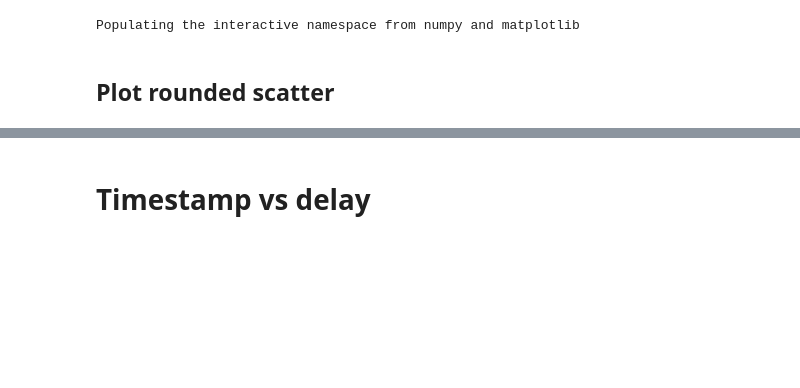
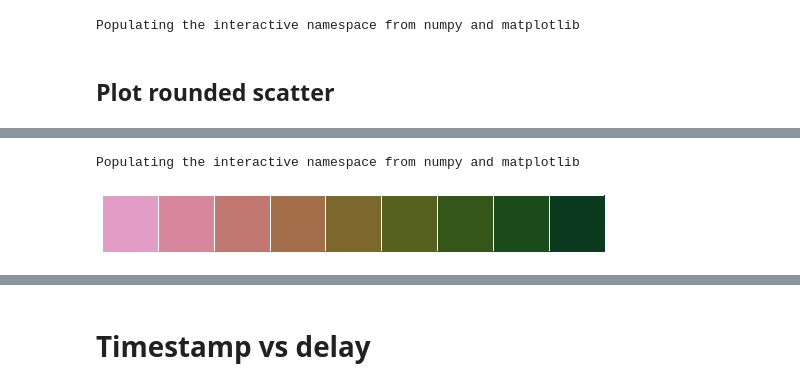
Before and after one commit to UC3MSocialRobots/robot_wardrive, a Jupyter notebook: data/Ping Plots.ipynb, the cells around one changed output, grey strips where cells are left out. Saved outputs shown, nothing was run; the diff lists cells and outputs as text; code cells hidden in the pictures; blank space fills up the shorter version.

```diff
--- a/data/Ping Plots.ipynb
+++ b/data/Ping Plots.ipynb
@@ -149,0 +137,11 @@ Populating the interactive namespace from numpy and matplotlib
+# %%
+%pylab inline
+pylab.rcParams['figure.figsize'] = (8.0, 22.0)
+# %% [output]
+Populating the interactive namespace from numpy and matplotlib
+# %%
+# Choose Palete from cubehelix
+# Retrieved from: http://web.stanford.edu/~mwaskom/software/seaborn/tutorial/color_palettes.html
+cmap = sns.choose_cubehelix_palette(as_cmap=True)
+# %% [output]
+[figure, added]
```
Also changed, not shown: parts of 21 cells of this notebook, 1 other file.
